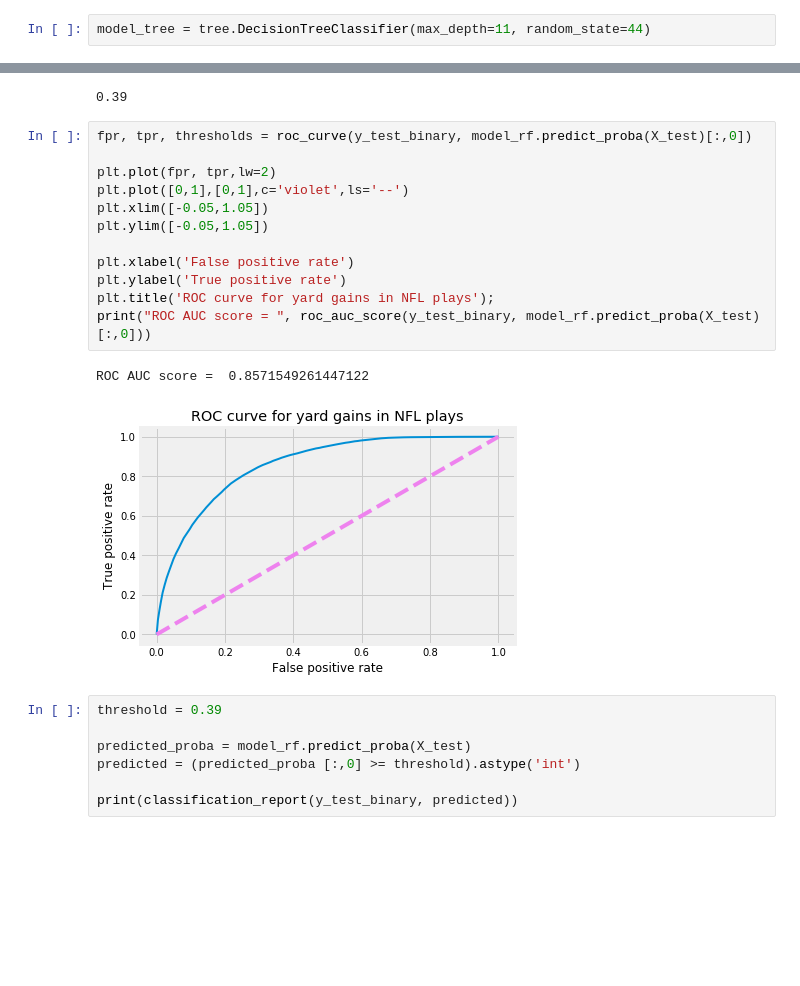
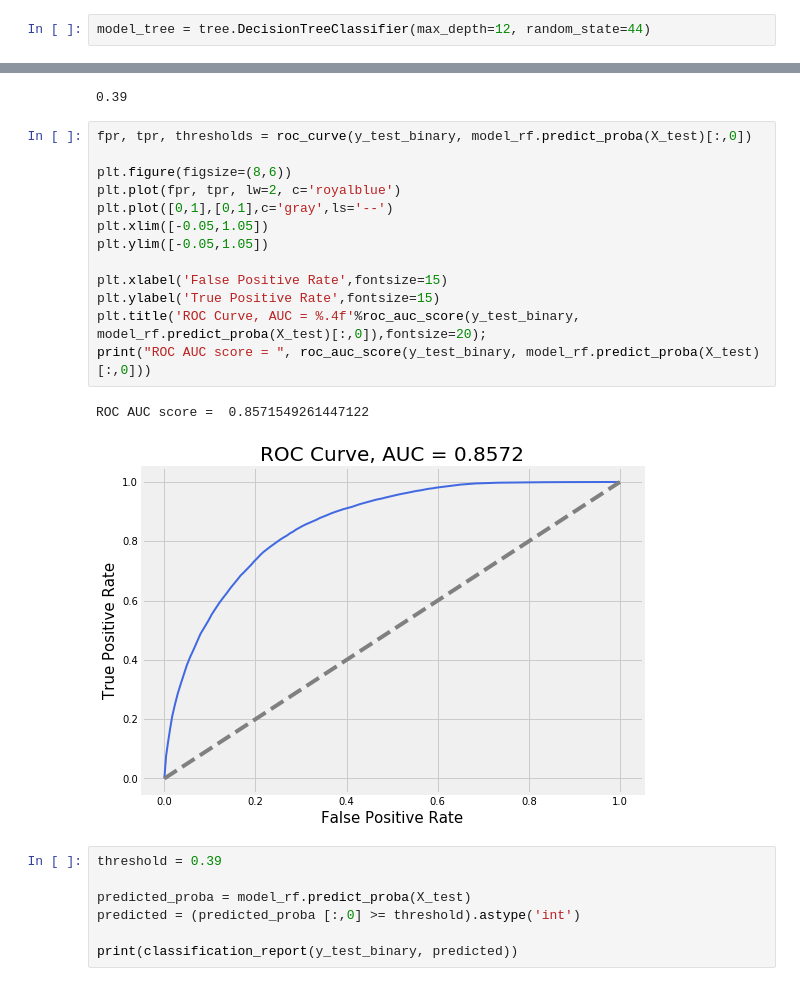
Before and after one commit to huangee/nfl_yards_gained, a Jupyter notebook: NFL_all_teams.ipynb, the cells around one changed output, grey strips where cells are left out. Drawn from its saved outputs; the diff is of its cells as text; blank space fills up the shorter version.

```diff
--- a/NFL_all_teams.ipynb
+++ b/NFL_all_teams.ipynb
@@ -245,7 +202,7 @@ weighted avg       0.74      0.75      0.74     63697
 # %%
 from sklearn import tree
 # %%
-model_tree = tree.DecisionTreeClassifier(max_depth=11, random_state=44)
+model_tree = tree.DecisionTreeClassifier(max_depth=12, random_state=44)
 # %%
 model_tree.fit(X_train, y_train)
 # %% [output]
@@ -485,18 +428,19 @@ maxf1_threshold
 # %%
 fpr, tpr, thresholds = roc_curve(y_test_binary, model_rf.predict_proba(X_test)[:,0])
 
-plt.plot(fpr, tpr,lw=2)
-plt.plot([0,1],[0,1],c='violet',ls='--')
+plt.figure(figsize=(8,6))
+plt.plot(fpr, tpr, lw=2, c='royalblue')
+plt.plot([0,1],[0,1],c='gray',ls='--')
 plt.xlim([-0.05,1.05])
 plt.ylim([-0.05,1.05])
 
-plt.xlabel('False positive rate')
-plt.ylabel('True positive rate')
-plt.title('ROC curve for yard gains in NFL plays');
+plt.xlabel('False Positive Rate',fontsize=15)
+plt.ylabel('True Positive Rate',fontsize=15)
+plt.title('ROC Curve, AUC = %.4f'%roc_auc_score(y_test_binary, model_rf.predict_proba(X_test)[:,0]),fontsize=20);
 print("ROC AUC score = ", roc_auc_score(y_test_binary, model_rf.predict_proba(X_test)[:,0]))
 # %% [output]
 ROC AUC score =  0.8571549261447122
-[figure, old version]
+[figure, new version]
 # %%
 threshold = 0.39
 
```
Also changed, not shown: parts of 36 cells of this notebook, 4 other files.
